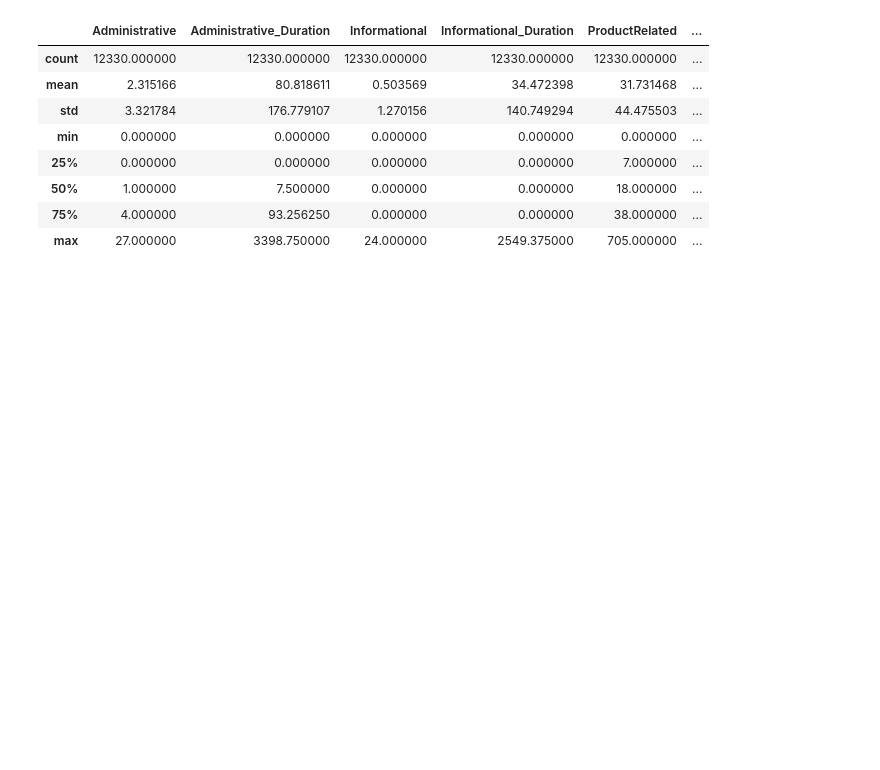
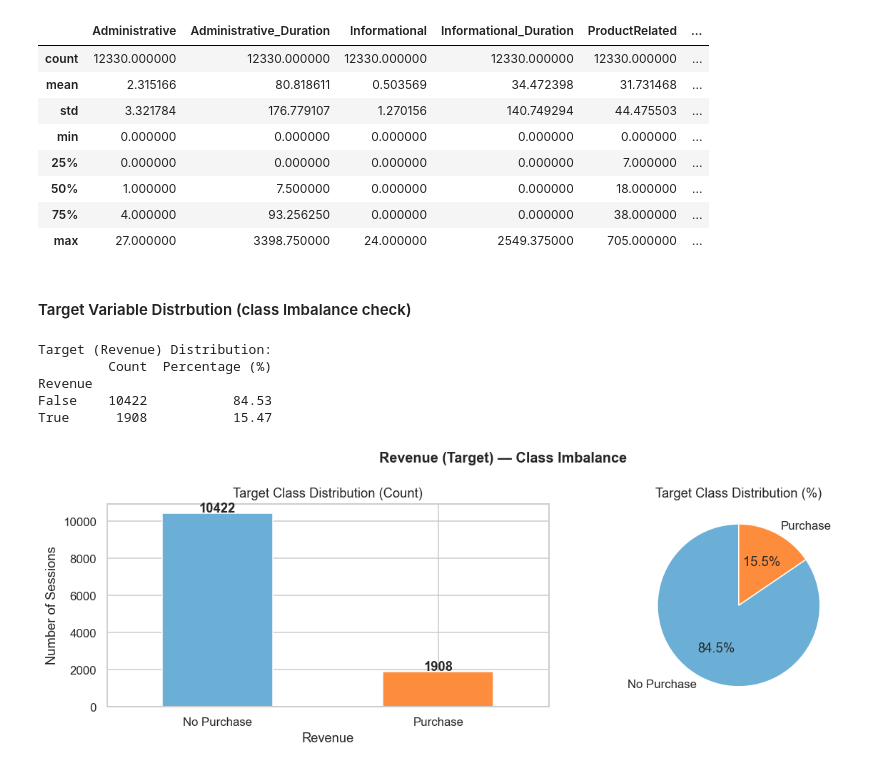
Before and after one commit to jay-0510/AI-ML-Algorithms, a Jupyter notebook: ShopSmart-E-Commerce/solution.ipynb, the cells around one changed output. Cells and saved outputs as stored; diff of their text form; code cells hidden in the pictures; blank space fills up the shorter version.

Commit message:
feat: implement numerical distribution & drop feature

```diff
--- a/ShopSmart-E-Commerce/solution.ipynb
+++ b/ShopSmart-E-Commerce/solution.ipynb
@@ -108,3 +108,40 @@ df.describe()
 | 50% | 1.000000 | 7.500000 | 0.000000 | 0.000000 | 18.000000 | ... |
 | 75% | 4.000000 | 93.256250 | 0.000000 | 0.000000 | 38.000000 | ... |
 | max | 27.000000 | 3398.750000 | 24.000000 | 2549.375000 | 705.000000 | ... |
+# %% [markdown]
+#### Target Variable Distrbution (class Imbalance check)
+# %%
+# count and percentage of each class
+revenue_counts = df["Revenue"].value_counts()
+revenue_pct    = df["Revenue"].value_counts(normalize=True) * 100
+
+print("Target (Revenue) Distribution:")
+print(pd.DataFrame({"Count": revenue_counts, "Percentage (%)": revenue_pct.round(2)}))
+
+# Revenue is imbalanced — ~84% False (No Purchase), ~15% True (Purchase)
+# This means accuracy is a misleading metric — we use F1-Score instead
+# %% [output]
+Target (Revenue) Distribution:
+         Count  Percentage (%)
+Revenue
+False    10422           84.53
+True      1908           15.47
+# %%
+# Create side-by-side subplots
+fig, axes = plt.subplots(1, 2, figsize=(12, 4))
+
+# Left: Bar chart with text labels
+revenue_counts.plot(kind="bar", ax=axes[0], color=["#6baed6", "#fd8d3c"], rot=0)
+axes[0].set(title="Target Class Distribution (Count)", ylabel="Number of Sessions", xticklabels=["No Purchase", "Purchase"])
+for i, v in enumerate(revenue_counts):
+    axes[0].text(i, v + 50, str(v), ha="center", weight="bold")
+
+# Right: Pie chart
+revenue_counts.plot(kind="pie", ax=axes[1], labels=["No Purchase", "Purchase"], autopct="%1.1f%%", colors=["#6baed6", "#fd8d3c"], startangle=90, wedgeprops={"edgecolor": "white"})
+axes[1].set(title="Target Class Distribution (%)", ylabel="")
+
+plt.suptitle("Revenue (Target) — Class Imbalance", fontsize=13, weight="bold")
+plt.tight_layout()
+plt.show()
+# %% [output]
+[figure, added]
```
Also changed, not shown: parts of 5 cells of this notebook.
